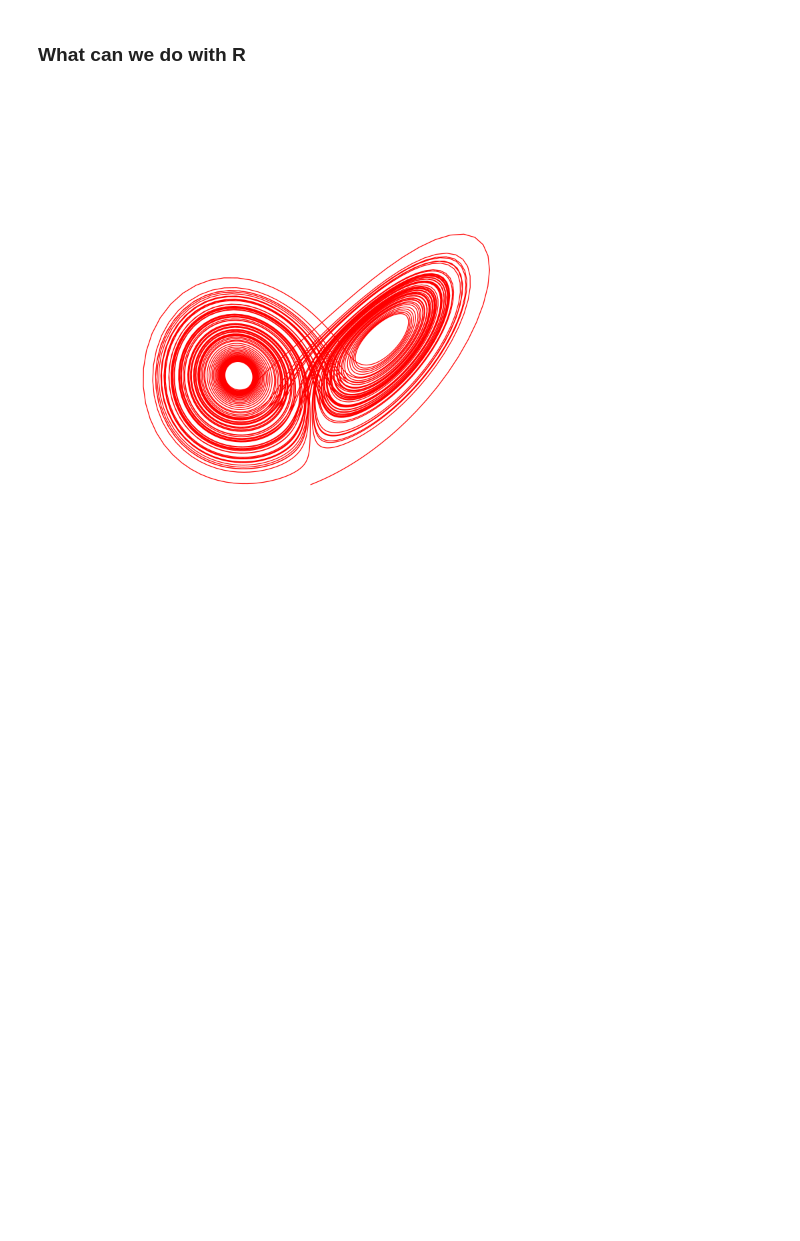
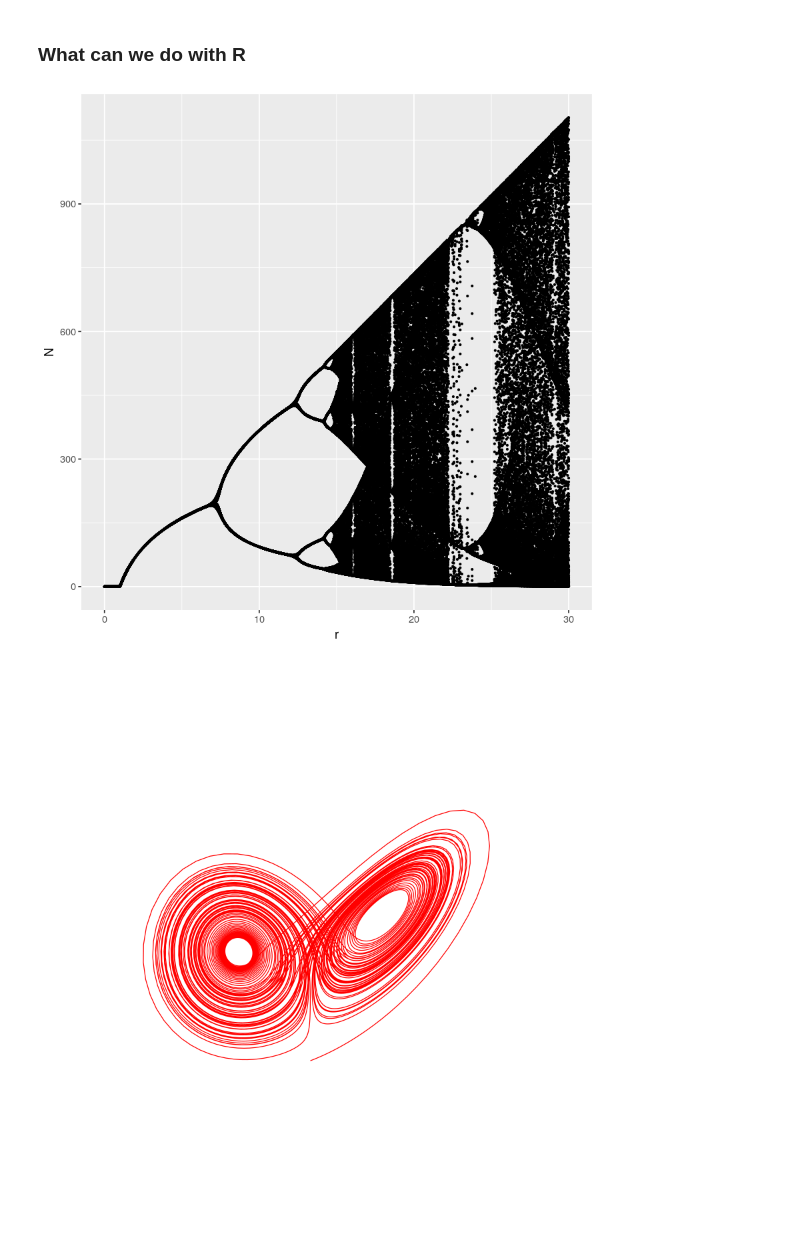
Before and after one commit to nithinivi/DataScienceInR, a Jupyter notebook: 01-Introduction.ipynb, the cells around one changed output. Cells and saved outputs as stored; diff of their text form; code cells hidden in the pictures; blank space fills up the shorter version.

```diff
--- a/01-Introduction.ipynb
+++ b/01-Introduction.ipynb
@@ -75,3 +77,29 @@ install.packages("nycflights13")
+# %%
+
+rmax <- 30
+out.df <- matrix(NA, ncol = 2, nrow = 0)
+a <- 0.01
+r <- seq(0, rmax, by = 0.01)
+n <- 100
+
+for (z in 1:length(r)) {
+
+    xl <- vector()
+    xl[1] <- 10
+    for (i in 2:n) {
+
+        xl[i] <- xl[i - 1] * r[z] * exp(-a * xl[i - 1])
+
+    }
+    uval <- unique(xl[40:n])
+    ### Here is where we can save the output for ggplot
+    out.df <- rbind(out.df, cbind(rep(r[z], length(uval)), uval))
+}
+out.df <- as.data.frame(out.df)
+colnames(out.df) <- c("r", "N")
+ggplot(out.df, aes(x = r, y = N)) + geom_point(size = 0.5)
+# %% [output]
+[figure, added]
 # %%
 
 
```
Also changed, not shown: parts of 1 cell of this notebook.
